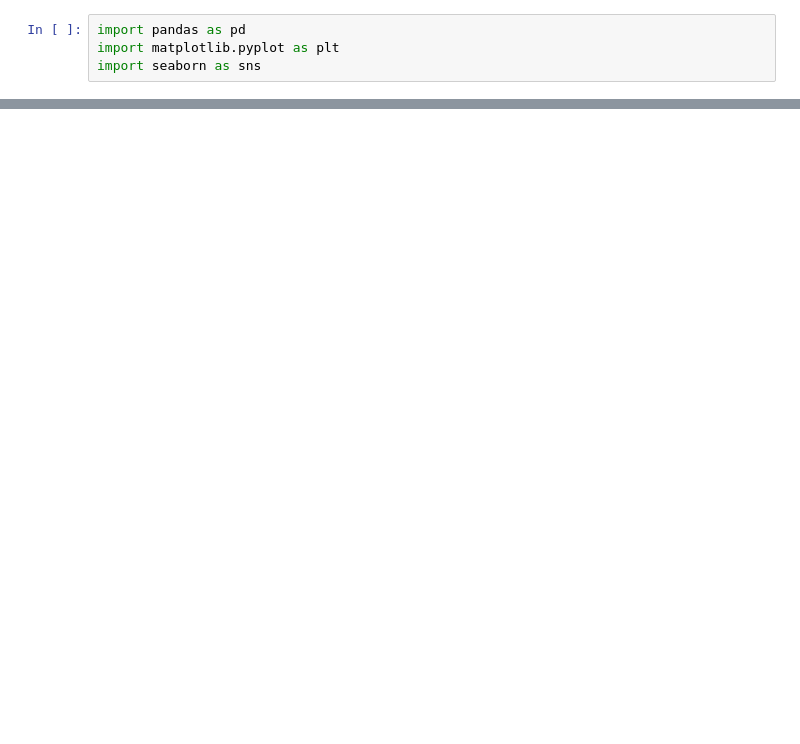
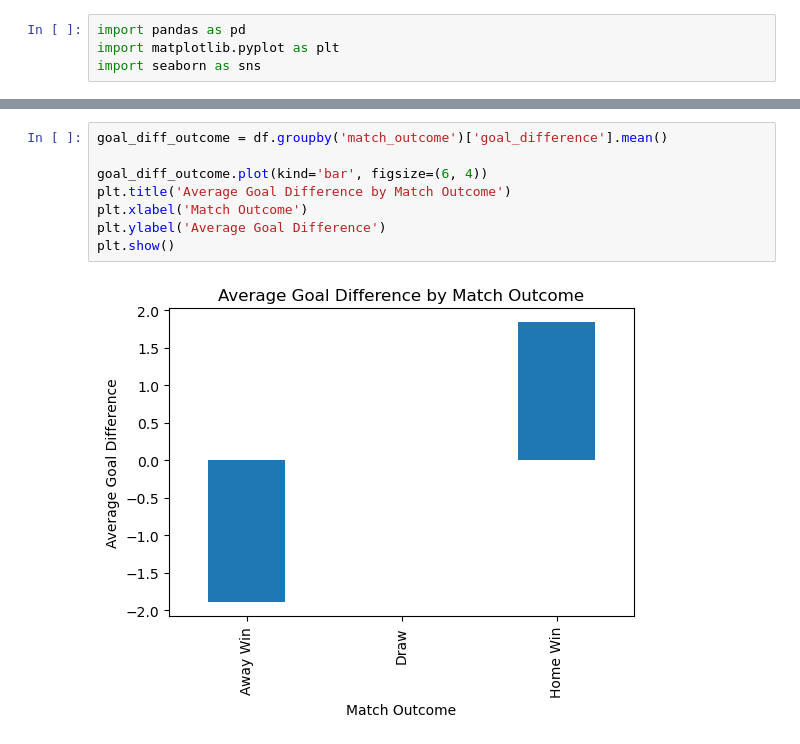
Before and after one commit to stegio94/capstone_project, a Jupyter notebook: Capstone_project.ipynb, the cells around one changed output, grey strips where cells are left out. Drawn from its saved outputs; the diff is of its cells as text; blank space fills up the shorter version.

```diff
--- a/Capstone_project.ipynb
+++ b/Capstone_project.ipynb
@@ -328,0 +206,10 @@ This project shows how football data can be used to better understand match resu
+# %%
+goal_diff_outcome = df.groupby('match_outcome')['goal_difference'].mean()
+
+goal_diff_outcome.plot(kind='bar', figsize=(6, 4))
+plt.title('Average Goal Difference by Match Outcome')
+plt.xlabel('Match Outcome')
+plt.ylabel('Average Goal Difference')
+plt.show()
+# %% [output]
+[figure, added]
```
Also changed, not shown: parts of 71 cells of this notebook, 1 other file.
